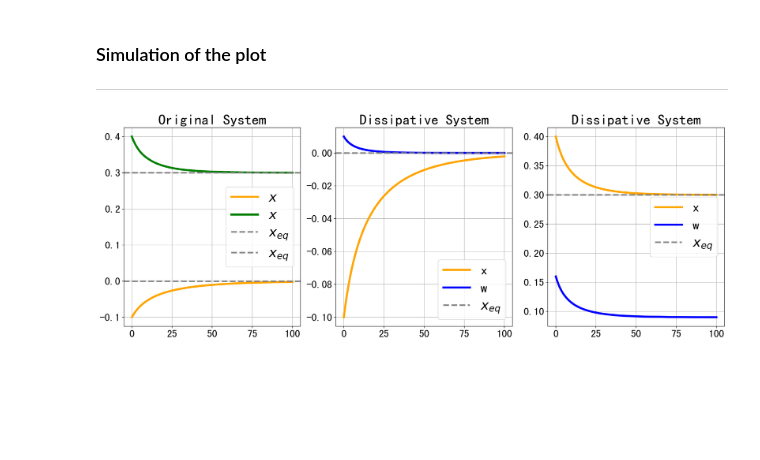
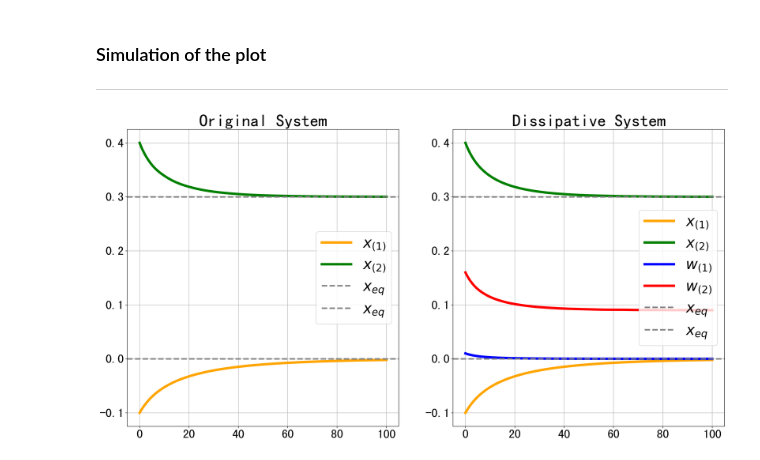
Before and after one commit to yubocai-poly/DQbee, a Jupyter notebook: Examples/BiStability/bistable.ipynb, the cells around one changed output. Drawn from its saved outputs; the diff is of its cells as text; code cells hidden in the pictures; blank space fills up the shorter version.

```diff
--- a/Examples/BiStability/bistable.ipynb
+++ b/Examples/BiStability/bistable.ipynb
@@ -75,53 +75,53 @@ initial_state_quadra_1 = [-0.1, 0.01]
 initial_state_quadra_2 = [0.4, 0.16]
 
 fun_bistable_original = sp.lambdify((t, [x]), bistable_original, 'numpy')
 fun_bistable_quadra = sp.lambdify((t, [x, w]), bistable_quadra, 'numpy')
 
 t_span = [0, 100]
 t_eval = np.linspace(t_span[0], t_span[1], 1000)
 
 sol_original_1 = solve_ivp(fun_bistable_original, t_span, initial_state_original_1, method='RK45', t_eval=t_eval)
 sol_original_2 = solve_ivp(fun_bistable_original, t_span, initial_state_original_2, method='RK45', t_eval=t_eval)
 sol_quadra_1 = solve_ivp(fun_bistable_quadra, t_span, initial_state_quadra_1, method='RK45', t_eval=t_eval)
 sol_quadra_2 = solve_ivp(fun_bistable_quadra, t_span, initial_state_quadra_2, method='RK45', t_eval=t_eval)
 
-fig, (ax1, ax2, ax3) = plt.subplots(1, 3, figsize=(21, 7))
+fig, (ax1, ax2) = plt.subplots(1, 2, figsize=(22, 11))
 
-ax1.plot(sol_original_1.t, sol_original_1.y[0], 'orange', label=r'$x$', linewidth=4)
-ax1.plot(sol_original_2.t, sol_original_2.y[0], 'green', label=r'$x$', linewidth=4)
+ax1.plot(sol_original_1.t, sol_original_1.y[0], 'orange', label=r'$x_{(1)}$', linewidth=5)
+ax1.plot(sol_original_2.t, sol_original_2.y[0], 'green', label=r'$x_{(2)}$', linewidth=5)
 ax1.axhline(y=0.3, color='gray', linestyle='--', linewidth=3, label=r'$x_{eq}$')
-ax1.set_title(r'Original System', size=28)
+ax1.set_title(r'Original System', size=35)
 # ax1.set_xlabel('t', size=20)
 # ax1.set_ylabel('x(t)', size=20)
 ax1.axhline(y=0, color='gray', linestyle='--', linewidth=3, label=r'$x_{eq}$')
-ax1.legend(loc='best', prop={'size': 26})
+ax1.legend(loc='best', prop={'size': 30})
 ax1.grid()
 
-ax2.plot(sol_quadra_1.t, sol_quadra_1.y[0], 'orange', label=r'x', linewidth=4)
-# ax2.plot(sol_quadra_2.t, sol_quadra_2.y[0], 'r', label='x')
-ax2.plot(sol_quadra_1.t, sol_quadra_1.y[1], 'b', label=r'w', linewidth=4)
-# ax2.plot(sol_quadra_2.t, sol_quadra_2.y[1], 'r', label='x')
-ax2.set_title(r'Dissipative System', size=28)
+ax2.plot(sol_quadra_1.t, sol_quadra_1.y[0], 'orange', label=r'$x_{(1)}$', linewidth=5)
+ax2.plot(sol_quadra_2.t, sol_quadra_2.y[0], 'green', label=r'$x_{(2)}$', linewidth=5)
+ax2.plot(sol_quadra_1.t, sol_quadra_1.y[1], 'b', label=r'$w_{(1)}$', linewidth=5)
+ax2.plot(sol_quadra_2.t, sol_quadra_2.y[1], 'r', label=r'$w_{(2)}$', linewidth=5)
+ax2.set_title(r'Dissipative System', size=35)
 # ax2.set_xlabel('t', size=20)
 ax2.axhline(y=0, color='gray', linestyle='--', linewidth=3, label=r'$x_{eq}$')
-ax2.legend(loc='best', prop={'size': 26})
+ax2.axhline(y=0.3, color='gray', linestyle='--', linewidth=3, label=r'$x_{eq}$')
+ax2.legend(loc='best', prop={'size': 30})
 ax2.grid()
 
-ax3.plot(sol_quadra_2.t, sol_quadra_2.y[0], 'orange', label='x', linewidth=4)
-# ax2.plot(sol_quadra_1.t, sol_quadra_1.y[1], 'orange', label=r'w', linewidth=4)
-ax3.plot(sol_quadra_2.t, sol_quadra_2.y[1], 'blue', label='w', linewidth=4)
-ax3.set_title('Dissipative System', size=28)
-# ax3.set_xlabel('t', size=20)
-ax3.axhline(y=0.3, color='gray', linestyle='--', linewidth=3, label=r'$x_{eq}$')
-ax3.legend(loc='best', prop={'size': 26})
-ax3.grid()
+# ax3.plot(sol_quadra_2.t, sol_quadra_2.y[0], 'orange', label='x', linewidth=4)
+# # ax2.plot(sol_quadra_1.t, sol_quadra_1.y[1], 'orange', label=r'w', linewidth=4)
+# ax3.plot(sol_quadra_2.t, sol_quadra_2.y[1], 'blue', label='w', linewidth=4)
+# ax3.set_title('Dissipative System', size=28)
+# # ax3.set_xlabel('t', size=20)
+# ax3.axhline(y=0.3, color='gray', linestyle='--', linewidth=3, label=r'$x_{eq}$')
+# ax3.legend(loc='best', prop={'size': 26})
+# ax3.grid()
 
-ax1.tick_params(axis='both', which='major', labelsize=20)
-ax2.tick_params(axis='both', which='major', labelsize=20)
-ax3.tick_params(axis='both', which='major', labelsize=20)
+ax1.tick_params(axis='both', which='major', labelsize=25)
+ax2.tick_params(axis='both', which='major', labelsize=25)
 
 plt.savefig("../../figure/bistable_simulation_1.png", dpi=1000, bbox_inches = 'tight')
 
 plt.show()
 # %% [output]
-[figure, old version]
+[figure, new version]
```
Also changed, not shown: 10 other files.
